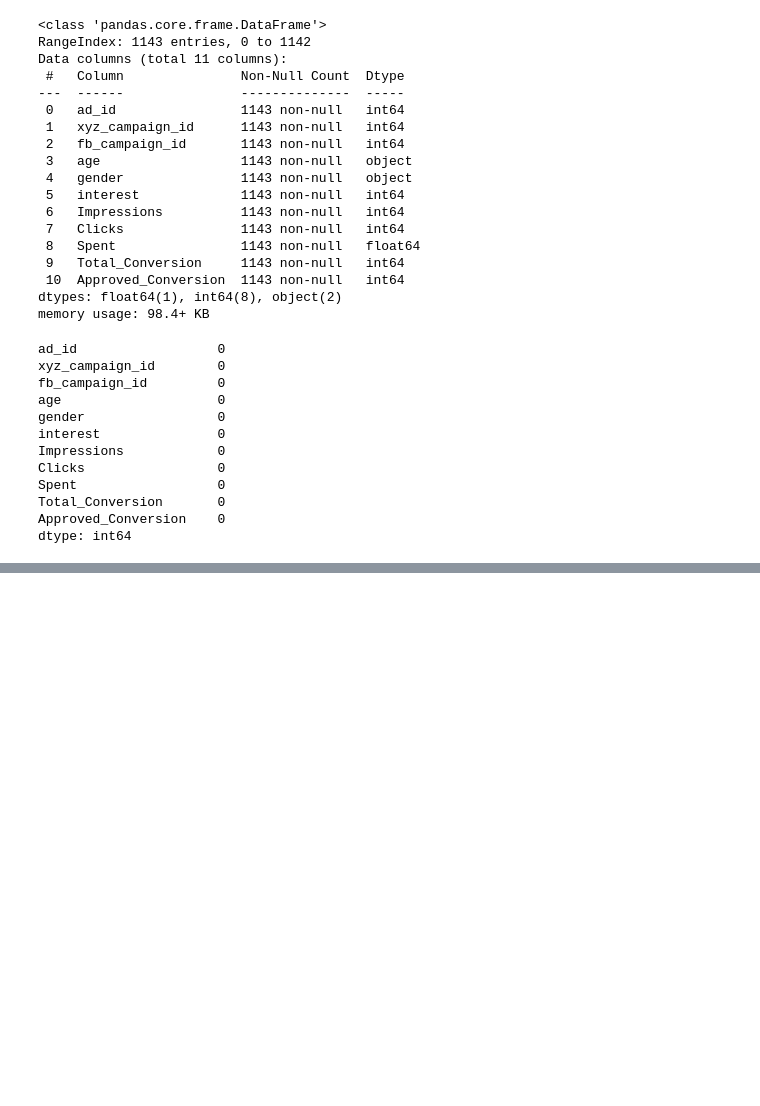
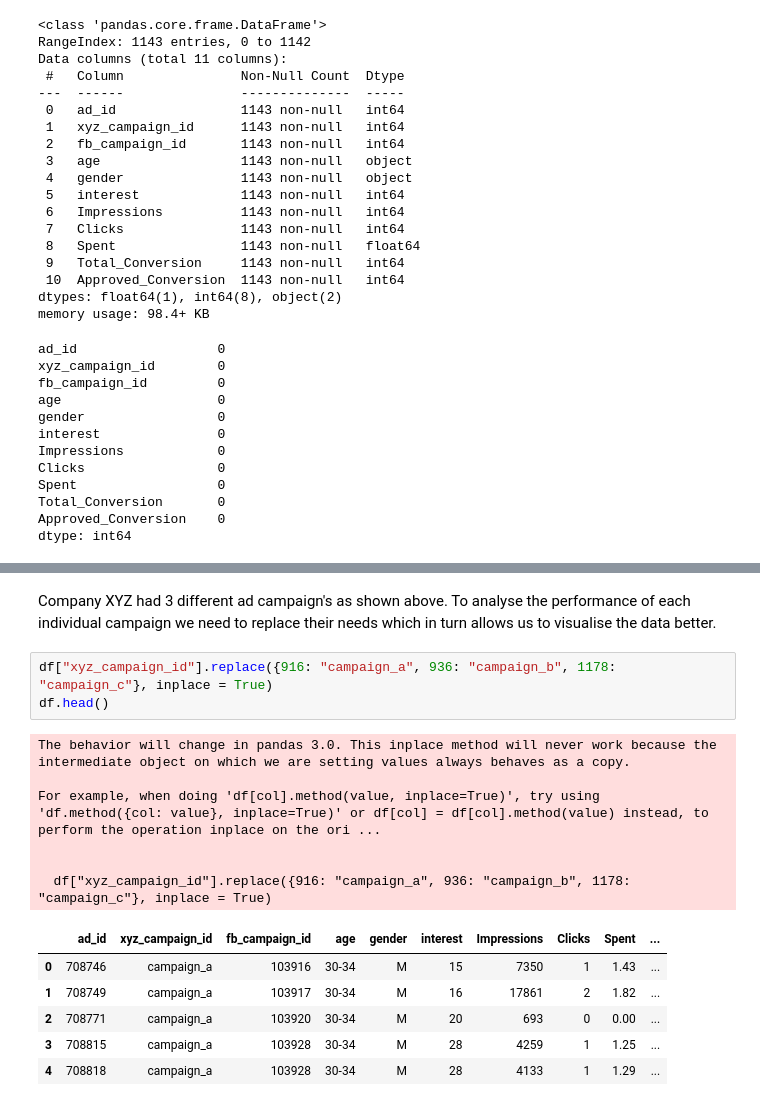
Before and after one commit to joela03/Marketing-EDA, a Jupyter notebook: marketing_eda.ipynb, the cells around one changed output, grey strips where cells are left out. Cells and saved outputs as stored; diff of their text form; blank space fills up the shorter version.

```diff
--- a/marketing_eda.ipynb
+++ b/marketing_eda.ipynb
@@ -55,0 +75,18 @@ dtype: int64
+# %% [markdown]
+Company XYZ had 3 different ad campaign's as shown above. To analyse the performance of each individual campaign we need to replace their needs which in turn allows us to visualise the data better.
+# %%
+df["xyz_campaign_id"].replace({916: "campaign_a", 936: "campaign_b", 1178: "campaign_c"}, inplace = True)
+df.head()
+# %% [output]
+The behavior will change in pandas 3.0. This inplace method will never work because the intermediate object on which we are setting values always behaves as a copy.
+
+For example, when doing 'df[col].method(value, inplace=True)', try using 'df.method({col: value}, inplace=True)' or df[col] = df[col].method(value) instead, to perform the operation inplace on the ori ...
+
+
+  df["xyz_campaign_id"].replace({916: "campaign_a", 936: "campaign_b", 1178: "campaign_c"}, inplace = True)
+|  | ad_id | xyz_campaign_id | fb_campaign_id | age | gender | interest | Impressions | Clicks | Spent | ... |
+| 0 | 708746 | campaign_a | 103916 | 30-34 | M | 15 | 7350 | 1 | 1.43 | ... |
+| 1 | 708749 | campaign_a | 103917 | 30-34 | M | 16 | 17861 | 2 | 1.82 | ... |
+| 2 | 708771 | campaign_a | 103920 | 30-34 | M | 20 | 693 | 0 | 0.00 | ... |
+| 3 | 708815 | campaign_a | 103928 | 30-34 | M | 28 | 4259 | 1 | 1.25 | ... |
+| 4 | 708818 | campaign_a | 103928 | 30-34 | M | 28 | 4133 | 1 | 1.29 | ... |
```
Also changed, not shown: parts of 6 cells of this notebook, 1 other file.
